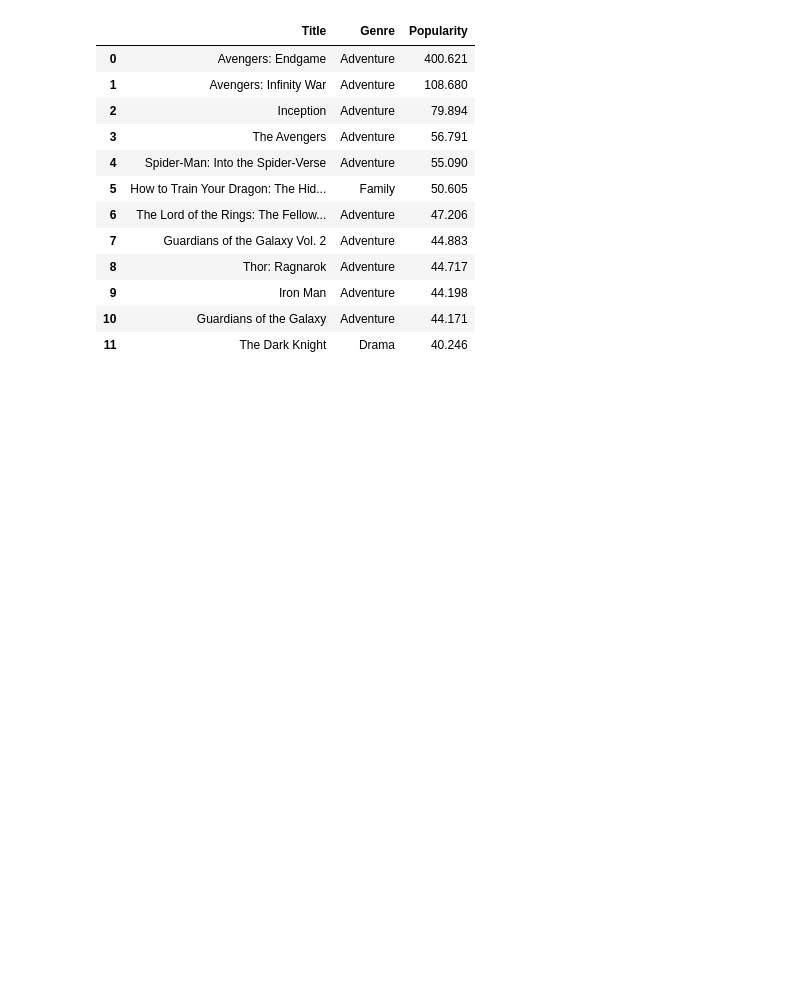
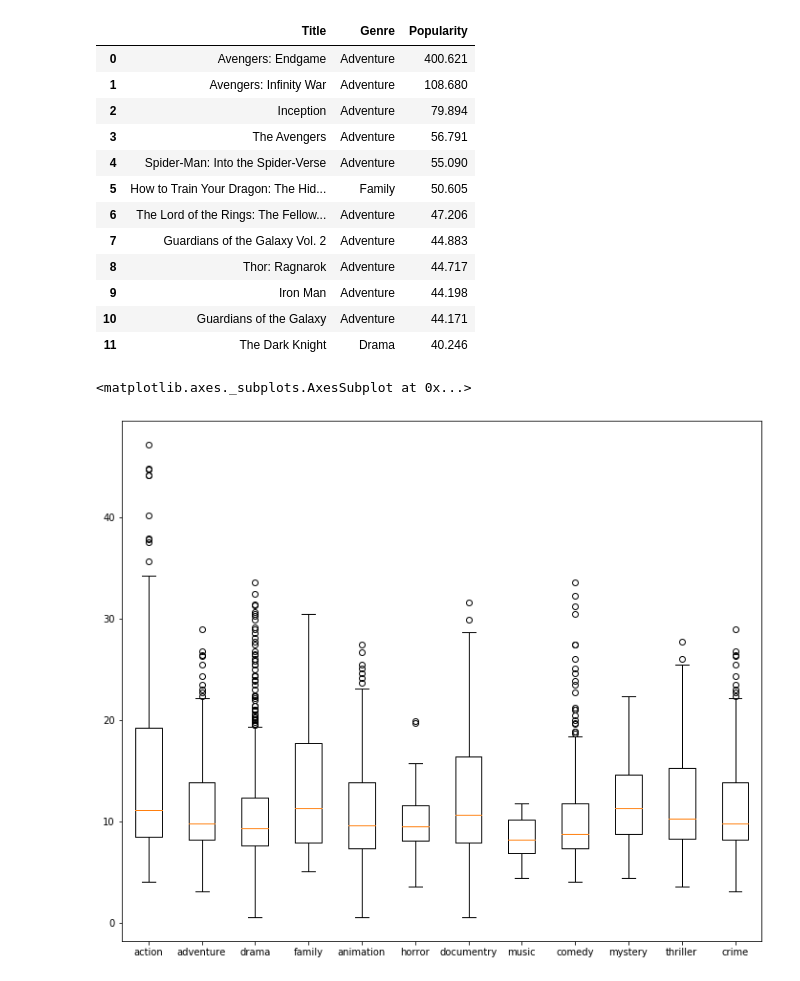
Before and after one commit to Rsaphra/Blockbusters_project, a Jupyter notebook: queries.ipynb, the cells around one changed output. Saved outputs shown, nothing was run; the diff lists cells and outputs as text; code cells hidden in the pictures; blank space fills up the shorter version.

Commit message:
more queries more graphs

```diff
--- a/queries.ipynb
+++ b/queries.ipynb
@@ -233,6 +233,21 @@ def box_office_by_genre():
         ORDER BY Revenue DESC;
         """
     return execute_query(q)
+# %%
+def popularity_by_genre():
+    q = """
+        SELECT
+        popularity AS Popularity,
+        genres.name as Genre,
+        vote_count as Votes
+        FROM genre_instances
+        JOIN genres
+        USING (genre_id)
+        JOIN movies
+        USING (movie_id)
+        ORDER BY Popularity;
+        """
+    return execute_query(q)
 # %%
 popular_tuple = get_most_popular_genres()
 genres = [item[0] for item in popular_tuple]
@@ -485,3 +500,58 @@ get_most_popular_movie()
 | 9 | Iron Man | Adventure | 44.198 |
 | 10 | Guardians of the Galaxy | Adventure | 44.171 |
 | 11 | The Dark Knight | Drama | 40.246 |
+# %%
+import matplotlib.pyplot as plt
+import seaborn as sns
+box_plot_q = popularity_by_genre()
+
+action = [item for item in box_plot_q if item[1] == 'Action']
+adventure = [item for item in box_plot_q if item[1] == 'Adventure']
+drama = [item for item in box_plot_q if item[1] == 'Drama']
+family = [item for item in box_plot_q if item[1] == 'Family']
+animation = [item for item in box_plot_q if item[1] == 'Animation']
+horror = [item for item in box_plot_q if item[1] == 'Horror']
+documentry = [item for item in box_plot_q if item[1] == 'Fantasy']
+romance = [item for item in box_plot_q if item[2] == 'Romance']
+music = [item for item in box_plot_q if item[1] == 'Music']
+comedy = [item for item in box_plot_q if item[1] == 'Comedy']
+mystery = [item for item in box_plot_q if item[1] == 'Mystery']
+westren = [item for item in box_plot_q if item[1] == 'Westren']
+thriller = [item for item in box_plot_q if item[1] == 'Thriller']
+crime = [item for item in box_plot_q if item[1] == 'Crime']
+
+
+
+action1 = [ item[0] for item in action]
+adventure1 = [ item[0] for item in crime]
+drama1 = [ item[0] for item in drama]
+family1 = [ item[0] for item in family]
+horror1 = [ item[0] for item in horror]
+documentry1 = [ item[0] for item in documentry]
+romance1 = [ item[0] for item in romance]
+music1 = [ item[0] for item in music]
+mystery1 = [ item[0] for item in mystery]
+westren1 = [ item[0] for item in westren]
+thriller1 = [ item[0] for item in thriller]
+crime1 = [ item[0] for item in crime]
+animation1 = [ item[0] for item in animation]
+comedy1 = [ item[0] for item in comedy]
+
+genres = [action , adventure + drama + family + animation + horror +
+          documentry+romance+ music+ comedy+ mystery+ westren+ thriller+ crime]
+
+
+fig = plt.figure(1, figsize=(12, 10))
+
+# Create an axes instance
+ax = fig.add_subplot(111)
+
+# Create the boxplot
+bp = ax.boxplot([action1[:-5] , adventure1[:-5] , drama1[:-5], family1[:-5] , animation1[:-5], horror1[:-5],
+          documentry1[:-5], music1[:-5], comedy1[:-5], mystery1[:-5], thriller1[:-5], crime1[:-5]])
+ax.set_xticklabels(['action' , 'adventure' , 'drama', 'family' , 'animation', 'horror',
+                    'documentry', 'music', 'comedy', 'mystery', 'thriller', 'crime'])
+ax
+# %% [output]
+<matplotlib.axes._subplots.AxesSubplot at 0x...>
+[figure, added]
```
